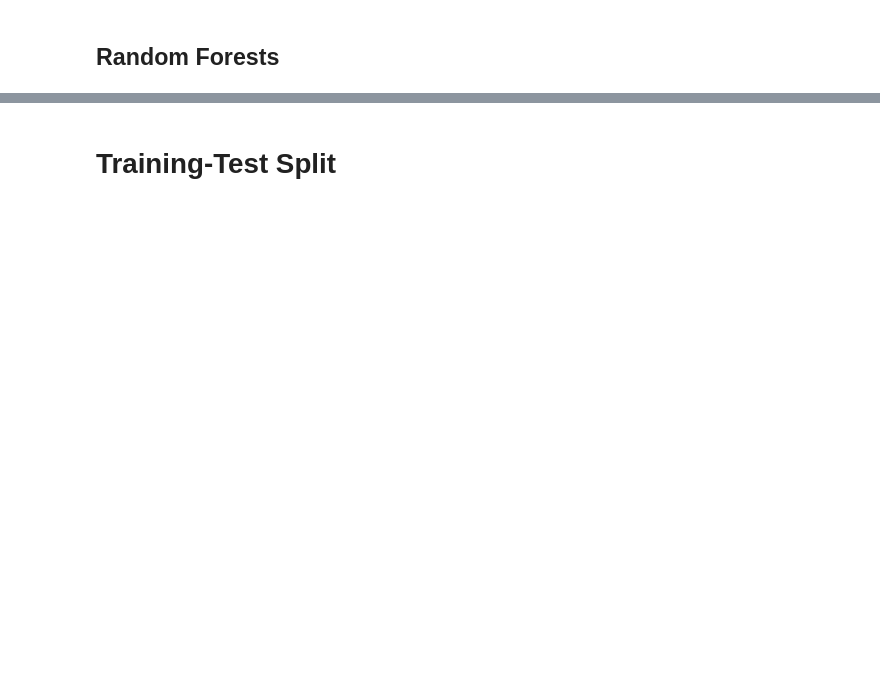
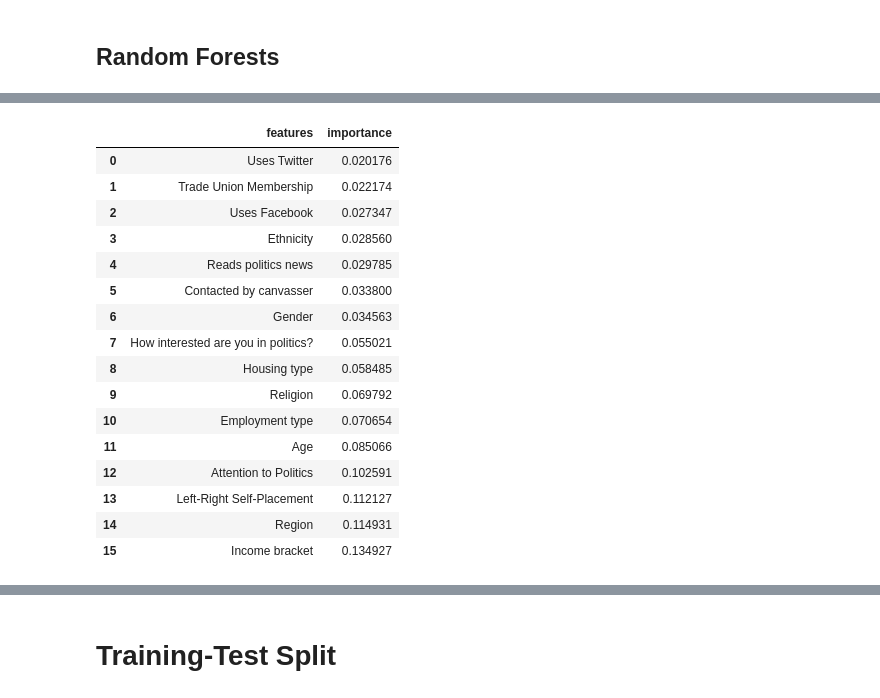
Before and after one commit to muhark/dpir-intro-python, a Jupyter notebook: Week6/examples.ipynb, the cells around one changed output, grey strips where cells are left out. Drawn from its saved outputs; the diff is of its cells as text; code cells hidden in the pictures; blank space fills up the shorter version.

```diff
--- a/Week6/examples.ipynb
+++ b/Week6/examples.ipynb
@@ -86,4 +119,30 @@ feature_importances["features"] = feature_importances['dummies'].map(reverse_dum
 # %%
+feature_importances = pd.DataFrame(
+    data = {
+        "features":  [col_dict[f.split('_')[0]] for f in feature_names],
+        "importance": rf.feature_importances_
+    }
+)
+
 feature_importances = feature_importances.groupby(['features'])[['importance']].sum().sort_values('importance').reset_index()
+feature_importances
+# %% [output]
+|  | features | importance |
+| 0 | Uses Twitter | 0.020176 |
+| 1 | Trade Union Membership | 0.022174 |
+| 2 | Uses Facebook | 0.027347 |
+| 3 | Ethnicity | 0.028560 |
+| 4 | Reads politics news | 0.029785 |
+| 5 | Contacted by canvasser | 0.033800 |
+| 6 | Gender | 0.034563 |
+| 7 | How interested are you in politics? | 0.055021 |
+| 8 | Housing type | 0.058485 |
+| 9 | Religion | 0.069792 |
+| 10 | Employment type | 0.070654 |
+| 11 | Age | 0.085066 |
+| 12 | Attention to Politics | 0.102591 |
+| 13 | Left-Right Self-Placement | 0.112127 |
+| 14 | Region | 0.114931 |
+| 15 | Income bracket | 0.134927 |
 # %%
 f, ax = plt.subplots(1,1, figsize=(15, 8))
```
Also changed, not shown: parts of 21 cells of this notebook, 6 other files.
